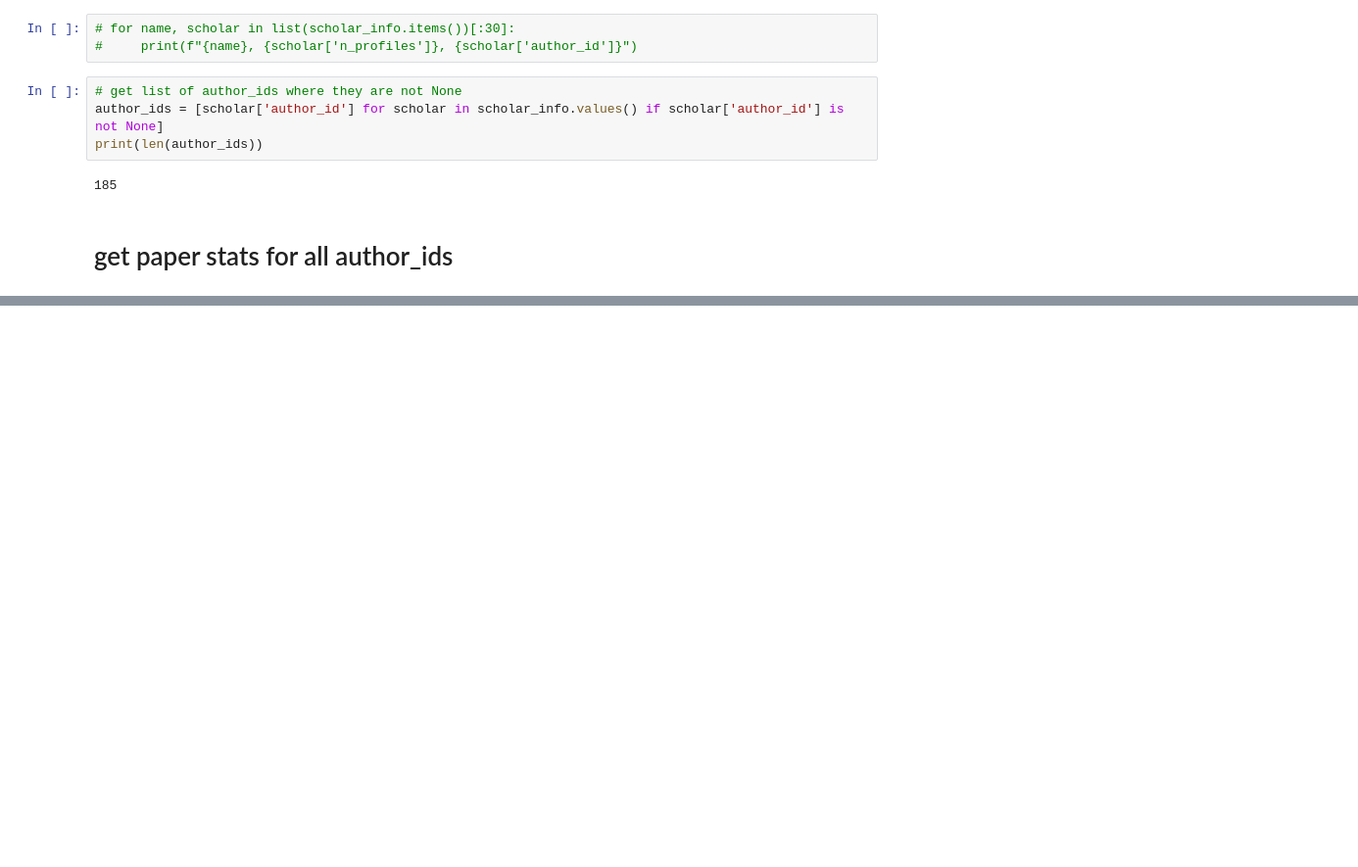
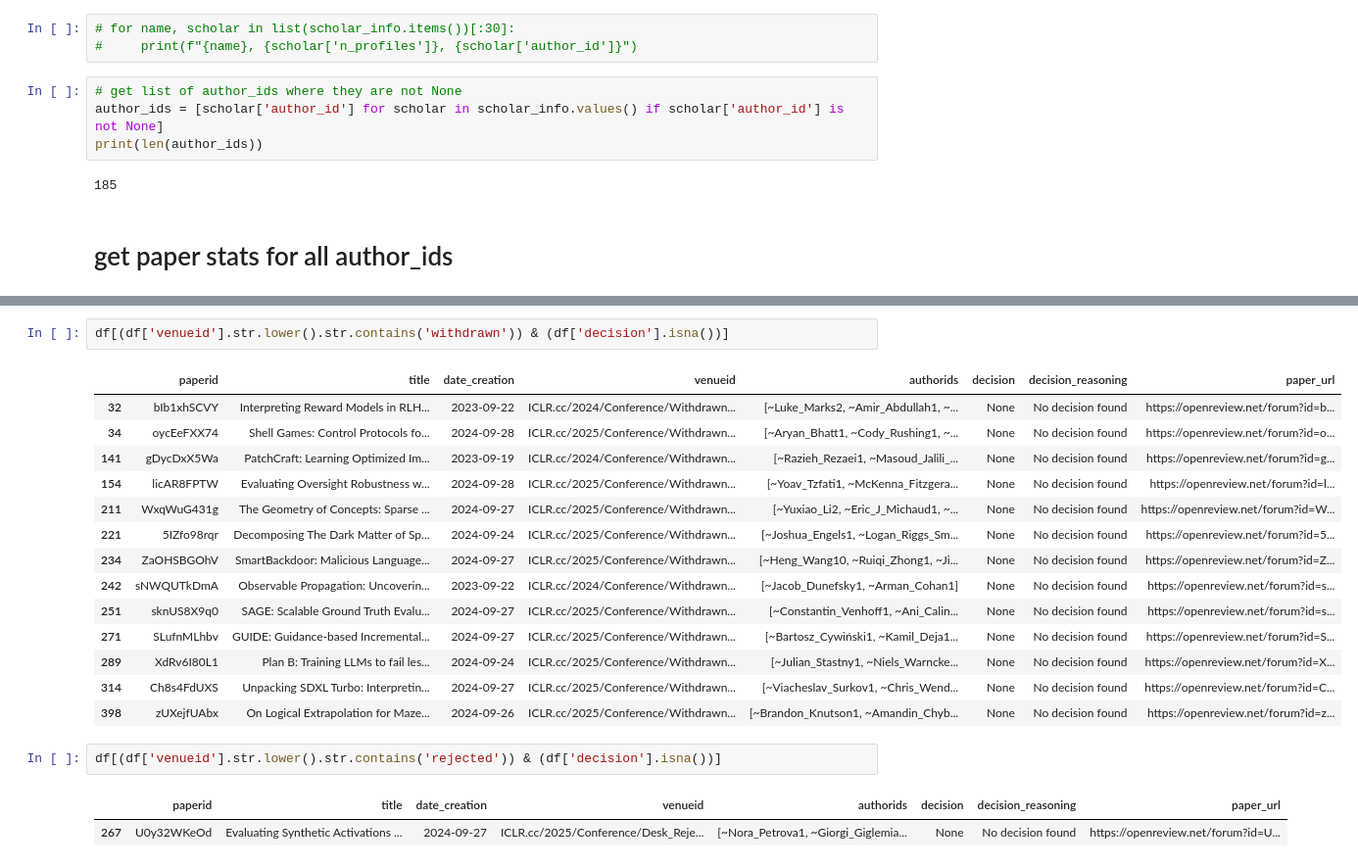
Before and after one commit to Lovkush-A/test-openreview, a Jupyter notebook: test_openreview.ipynb, the cells around one changed output, grey strips where cells are left out. Shown: that part at 98% size. Cells and saved outputs as stored; diff of their text form; blank space fills up the shorter version.

```diff
--- a/test_openreview.ipynb
+++ b/test_openreview.ipynb
@@ -295,0 +370,22 @@ paper_id = "c6ewu0sufB"
+# %%
+df[(df['venueid'].str.lower().str.contains('withdrawn')) & (df['decision'].isna())]
+# %% [output]
+|  | paperid | title | date_creation | venueid | authorids | decision | decision_reasoning | paper_url |
+| 32 | bIb1xhSCVY | Interpreting Reward Models in RLH... | 2023-09-22 | ICLR.cc/2024/Conference/Withdrawn... | [~Luke_Marks2, ~Amir_Abdullah1, ~... | None | No decision found | https://openreview.net/forum?id=b... |
+| 34 | oycEeFXX74 | Shell Games: Control Protocols fo... | 2024-09-28 | ICLR.cc/2025/Conference/Withdrawn... | [~Aryan_Bhatt1, ~Cody_Rushing1, ~... | None | No decision found | https://openreview.net/forum?id=o... |
+| 141 | gDycDxX5Wa | PatchCraft: Learning Optimized Im... | 2023-09-19 | ICLR.cc/2024/Conference/Withdrawn... | [~Razieh_Rezaei1, ~Masoud_Jalili_... | None | No decision found | https://openreview.net/forum?id=g... |
+| 154 | licAR8FPTW | Evaluating Oversight Robustness w... | 2024-09-28 | ICLR.cc/2025/Conference/Withdrawn... | [~Yoav_Tzfati1, ~McKenna_Fitzgera... | None | No decision found | https://openreview.net/forum?id=l... |
+| 211 | WxqWuG431g | The Geometry of Concepts: Sparse ... | 2024-09-27 | ICLR.cc/2025/Conference/Withdrawn... | [~Yuxiao_Li2, ~Eric_J_Michaud1, ~... | None | No decision found | https://openreview.net/forum?id=W... |
+| 221 | 5IZfo98rqr | Decomposing The Dark Matter of Sp... | 2024-09-24 | ICLR.cc/2025/Conference/Withdrawn... | [~Joshua_Engels1, ~Logan_Riggs_Sm... | None | No decision found | https://openreview.net/forum?id=5... |
+| 234 | ZaOHSBGOhV | SmartBackdoor: Malicious Language... | 2024-09-27 | ICLR.cc/2025/Conference/Withdrawn... | [~Heng_Wang10, ~Ruiqi_Zhong1, ~Ji... | None | No decision found | https://openreview.net/forum?id=Z... |
+| 242 | sNWQUTkDmA | Observable Propagation: Uncoverin... | 2023-09-22 | ICLR.cc/2024/Conference/Withdrawn... | [~Jacob_Dunefsky1, ~Arman_Cohan1] | None | No decision found | https://openreview.net/forum?id=s... |
+| 251 | sknUS8X9q0 | SAGE: Scalable Ground Truth Evalu... | 2024-09-27 | ICLR.cc/2025/Conference/Withdrawn... | [~Constantin_Venhoff1, ~Ani_Calin... | None | No decision found | https://openreview.net/forum?id=s... |
+| 271 | SLufnMLhbv | GUIDE: Guidance-based Incremental... | 2024-09-27 | ICLR.cc/2025/Conference/Withdrawn... | [~Bartosz_Cywiński1, ~Kamil_Deja1... | None | No decision found | https://openreview.net/forum?id=S... |
+| 289 | XdRv6I80L1 | Plan B: Training LLMs to fail les... | 2024-09-24 | ICLR.cc/2025/Conference/Withdrawn... | [~Julian_Stastny1, ~Niels_Warncke... | None | No decision found | https://openreview.net/forum?id=X... |
+| 314 | Ch8s4FdUXS | Unpacking SDXL Turbo: Interpretin... | 2024-09-27 | ICLR.cc/2025/Conference/Withdrawn... | [~Viacheslav_Surkov1, ~Chris_Wend... | None | No decision found | https://openreview.net/forum?id=C... |
+| 398 | zUXejfUAbx | On Logical Extrapolation for Maze... | 2024-09-26 | ICLR.cc/2025/Conference/Withdrawn... | [~Brandon_Knutson1, ~Amandin_Chyb... | None | No decision found | https://openreview.net/forum?id=z... |
+# %%
+df[(df['venueid'].str.lower().str.contains('rejected')) & (df['decision'].isna())]
+# %% [output]
+|  | paperid | title | date_creation | venueid | authorids | decision | decision_reasoning | paper_url |
+| 267 | U0y32WKeOd | Evaluating Synthetic Activations ... | 2024-09-27 | ICLR.cc/2025/Conference/Desk_Reje... | [~Nora_Petrova1, ~Giorgi_Giglemia... | None | No decision found | https://openreview.net/forum?id=U... |
```
Also changed, not shown: parts of 21 cells of this notebook.
